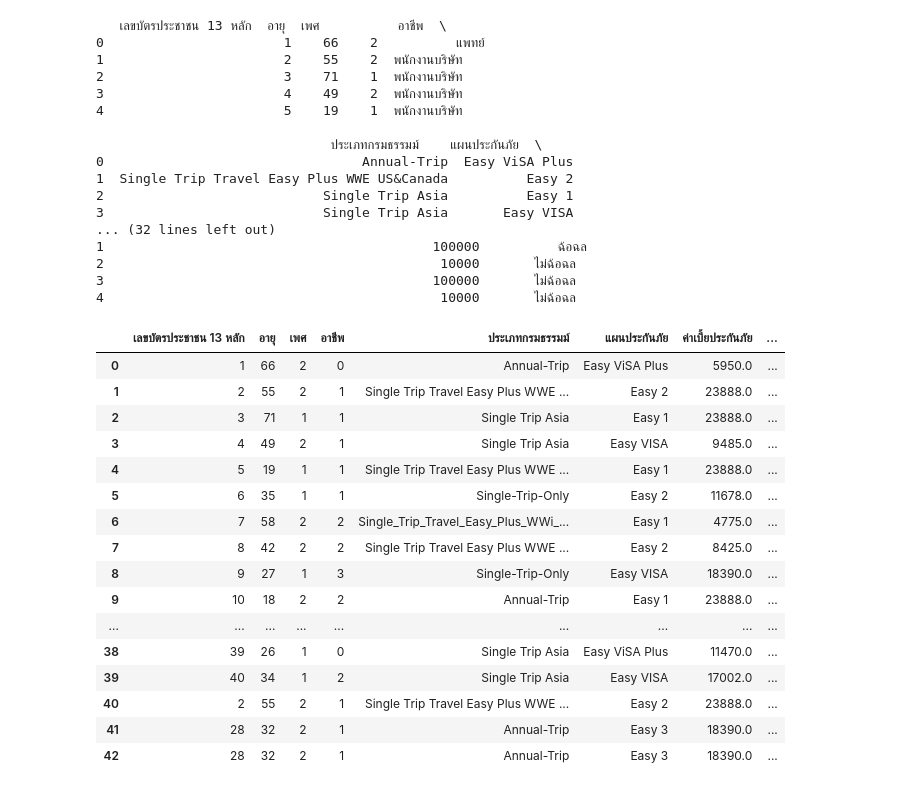
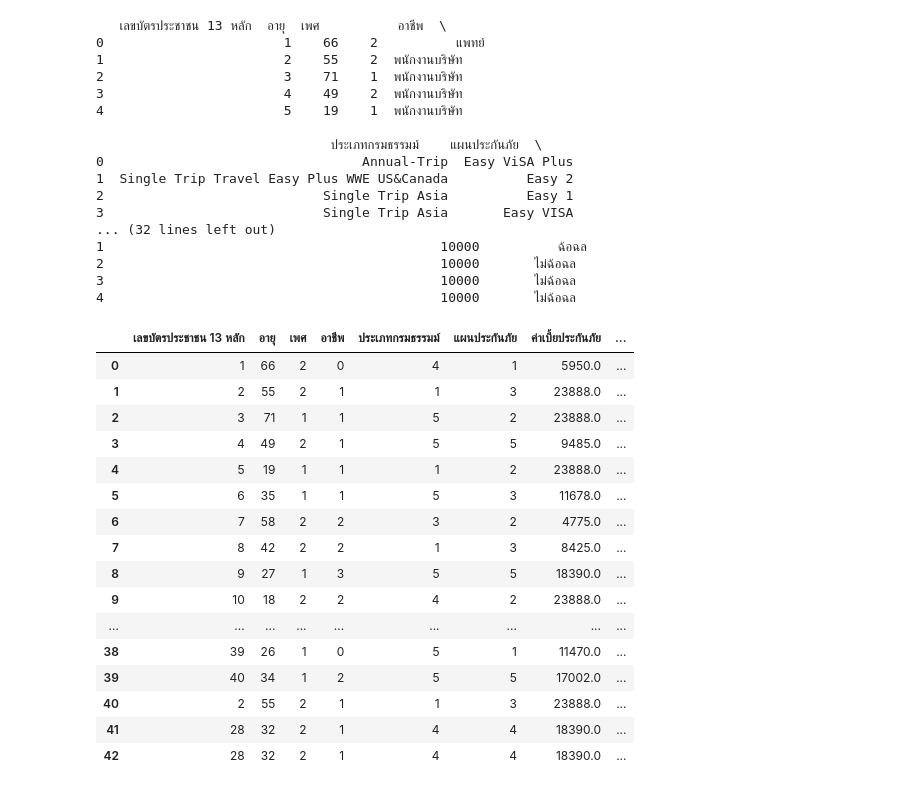
Before and after one commit to Suchada2000/MY-WORK, a Jupyter notebook: Untitled29.ipynb, the cells around one changed output. Cells and saved outputs as stored; diff of their text form; code cells hidden in the pictures.

```diff
--- a/Untitled29.ipynb
+++ b/Untitled29.ipynb
@@ -1,52 +1,54 @@
 # %% [markdown]
 <a href="https://colab.research.google.com/github/Suchada2000/MY-WORK/blob/main/Untitled29.ipynb" target="_parent"><img src="https://colab.research.google.com/assets/colab-badge.svg" alt="Open In Colab"/></a>
 # %%
+#นำข้อมูลเข้าและเปลี่ยนให้เป็นตัวเลข
 import pandas as pd
 
 # อ่านไฟล์ Excel
-df = pd.read_excel('/content/sample_data/Untitled Folder/ข้อมูลตัวอย่าง.xlsx', engine='openpyxl')
+df = pd.read_excel('/content/sample_data/ข้อมูลตัวอย่าง.xlsx', engine='openpyxl')
 
 # ดูข้อมูลในไฟล์ Excel
 print(df.head())  # แสดงข้อมูล 5 แถวแรกเพื่อดูตัวอย่าง
 
 # สมมติว่ามีคอลัมน์ 'Response' ที่ต้องการแปลงจาก 'Yes'/'No' เป็น 1/0
 df['อาชีพ'] = df['อาชีพ'].replace({'แพทย์': 0, 'พนักงานบริษัท': 1, 'เจ้าของธุรกิจ': 2, 'รับจ้าง': 3})
-df['ประเภทกรมธรรมม์'] = df['ประเภทกรมธรรมม์'].replace({'Single Trip Travel Easy Plus WWE US&Canada':1, 'Single Trip Asia':2 ,'Single_Trip_Travel_Easy_Plus_WWi_US&Canada':3, 'Annual-Trip':4,'Single Trip Asia':5})
+df['ประเภทกรมธรรมม์'] = df['ประเภทกรมธรรมม์'].replace({'Single Trip Travel Easy Plus WWE US&Canada':1, 'Single Trip Asia':2 ,'Single_Trip_Travel_Easy_Plus_WWi_US&Canada':3, 'Annual-Trip':4,'Single Trip Asia':5,'Single-Trip-Only':5})
+df['แผนประกันภัย']=df['แผนประกันภัย'].replace({'Easy ViSA Plus':1, 'Easy 1':2 ,'Easy 2':3,'Easy 3':4, 'Easy VISA':5})
+df['ประเภทของการเคลม']=df['ประเภทของการเคลม'].replace({'ค่ารักษาพยาบาลจากการบาดเจ็บหรือเจ็บป่วย':1, 'การล่าช้าของเที่ยวบิน':2 ,'ความสูญเสียหรือความเสียหายของกระเป๋าเดินทาง':3})
+df['ฉ้อฉล/ไม่ฉ้อฉล']=df['ฉ้อฉล/ไม่ฉ้อฉล'].replace({'ฉ้อฉล':1, 'ไม่ฉ้อฉล':2})
+df
 # %% [output]
    เลขบัตรประชาชน 13 หลัก  อายุ  เพศ          อาชีพ  \
 0                       1    66    2          แพทย์
 1                       2    55    2  พนักงานบริษัท
 2                       3    71    1  พนักงานบริษัท
 3                       4    49    2  พนักงานบริษัท
 4                       5    19    1  พนักงานบริษัท
 
                               ประเภทกรมธรรมม์    แผนประกันภัย  \
 0                                 Annual-Trip  Easy ViSA Plus
 1  Single Trip Travel Easy Plus WWE US&Canada          Easy 2
 2                            Single Trip Asia          Easy 1
 3                            Single Trip Asia       Easy VISA
 ... (32 lines left out)
-1                                          100000          ฉ้อฉล
+1                                           10000          ฉ้อฉล
 2                                           10000       ไม่ฉ้อฉล
-3                                          100000       ไม่ฉ้อฉล
+3                                           10000       ไม่ฉ้อฉล
 4                                           10000       ไม่ฉ้อฉล
+|  | เลขบัตรประชาชน 13 หลัก | อายุ | เพศ | อาชีพ | ประเภทกรมธรรมม์ | แผนประกันภัย | ค่าเบี้ยประกันภัย | ... |
+| 0 | 1 | 66 | 2 | 0 | 4 | 1 | 5950.0 | ... |
+| 1 | 2 | 55 | 2 | 1 | 1 | 3 | 23888.0 | ... |
+| 2 | 3 | 71 | 1 | 1 | 5 | 2 | 23888.0 | ... |
+| 3 | 4 | 49 | 2 | 1 | 5 | 5 | 9485.0 | ... |
+| 4 | 5 | 19 | 1 | 1 | 1 | 2 | 23888.0 | ... |
+| 5 | 6 | 35 | 1 | 1 | 5 | 3 | 11678.0 | ... |
+| 6 | 7 | 58 | 2 | 2 | 3 | 2 | 4775.0 | ... |
+| 7 | 8 | 42 | 2 | 2 | 1 | 3 | 8425.0 | ... |
+| 8 | 9 | 27 | 1 | 3 | 5 | 5 | 18390.0 | ... |
+| 9 | 10 | 18 | 2 | 2 | 4 | 2 | 23888.0 | ... |
+| ... | ... | ... | ... | ... | ... | ... | ... | ... |
+| 38 | 39 | 26 | 1 | 0 | 5 | 1 | 11470.0 | ... |
+| 39 | 40 | 34 | 1 | 2 | 5 | 5 | 17002.0 | ... |
+| 40 | 2 | 55 | 2 | 1 | 1 | 3 | 23888.0 | ... |
+| 41 | 28 | 32 | 2 | 1 | 4 | 4 | 18390.0 | ... |
+| 42 | 28 | 32 | 2 | 1 | 4 | 4 | 18390.0 | ... |
-# %%
-df
-# %% [output]
-|  | เลขบัตรประชาชน 13 หลัก | อายุ | เพศ | อาชีพ | ประเภทกรมธรรมม์ | แผนประกันภัย | ค่าเบี้ยประกันภัย | ... |
-| 0 | 1 | 66 | 2 | 0 | Annual-Trip | Easy ViSA Plus | 5950.0 | ... |
-| 1 | 2 | 55 | 2 | 1 | Single Trip Travel Easy Plus WWE ... | Easy 2 | 23888.0 | ... |
-| 2 | 3 | 71 | 1 | 1 | Single Trip Asia | Easy 1 | 23888.0 | ... |
-| 3 | 4 | 49 | 2 | 1 | Single Trip Asia | Easy VISA | 9485.0 | ... |
-| 4 | 5 | 19 | 1 | 1 | Single Trip Travel Easy Plus WWE ... | Easy 1 | 23888.0 | ... |
-| 5 | 6 | 35 | 1 | 1 | Single-Trip-Only | Easy 2 | 11678.0 | ... |
-| 6 | 7 | 58 | 2 | 2 | Single_Trip_Travel_Easy_Plus_WWi_... | Easy 1 | 4775.0 | ... |
-| 7 | 8 | 42 | 2 | 2 | Single Trip Travel Easy Plus WWE ... | Easy 2 | 8425.0 | ... |
-| 8 | 9 | 27 | 1 | 3 | Single-Trip-Only | Easy VISA | 18390.0 | ... |
-| 9 | 10 | 18 | 2 | 2 | Annual-Trip | Easy 1 | 23888.0 | ... |
-| ... | ... | ... | ... | ... | ... | ... | ... | ... |
-| 38 | 39 | 26 | 1 | 0 | Single Trip Asia | Easy ViSA Plus | 11470.0 | ... |
-| 39 | 40 | 34 | 1 | 2 | Single Trip Asia | Easy VISA | 17002.0 | ... |
-| 40 | 2 | 55 | 2 | 1 | Single Trip Travel Easy Plus WWE ... | Easy 2 | 23888.0 | ... |
-| 41 | 28 | 32 | 2 | 1 | Annual-Trip | Easy 3 | 18390.0 | ... |
-| 42 | 28 | 32 | 2 | 1 | Annual-Trip | Easy 3 | 18390.0 | ... |
```
Also changed, not shown: parts of 16 cells of this notebook.
